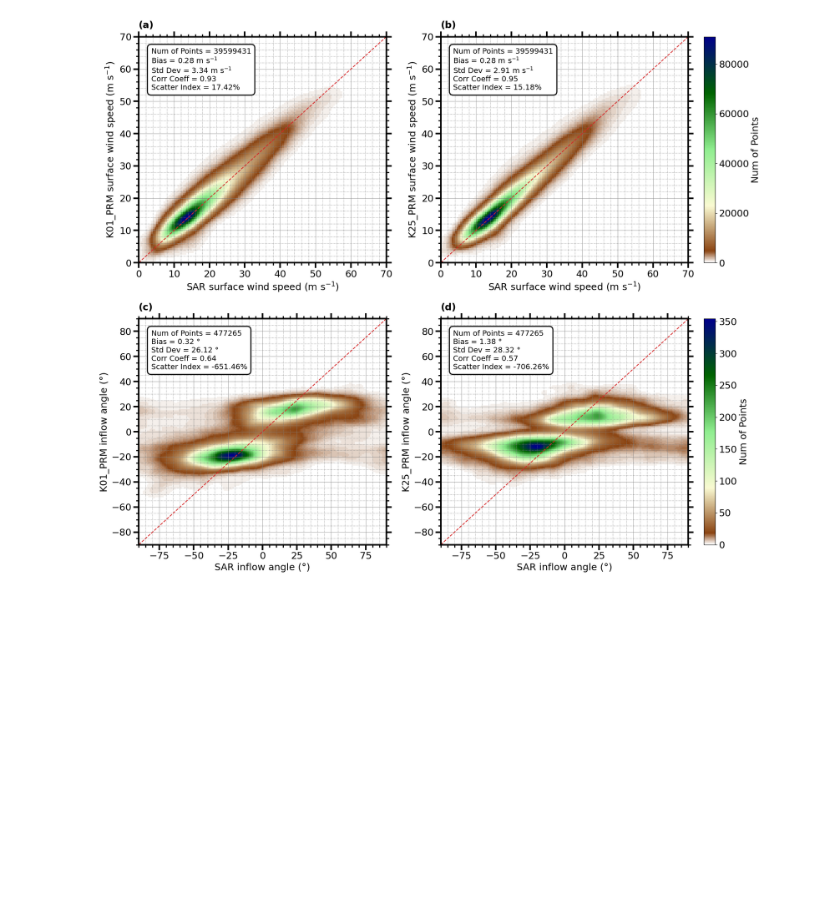
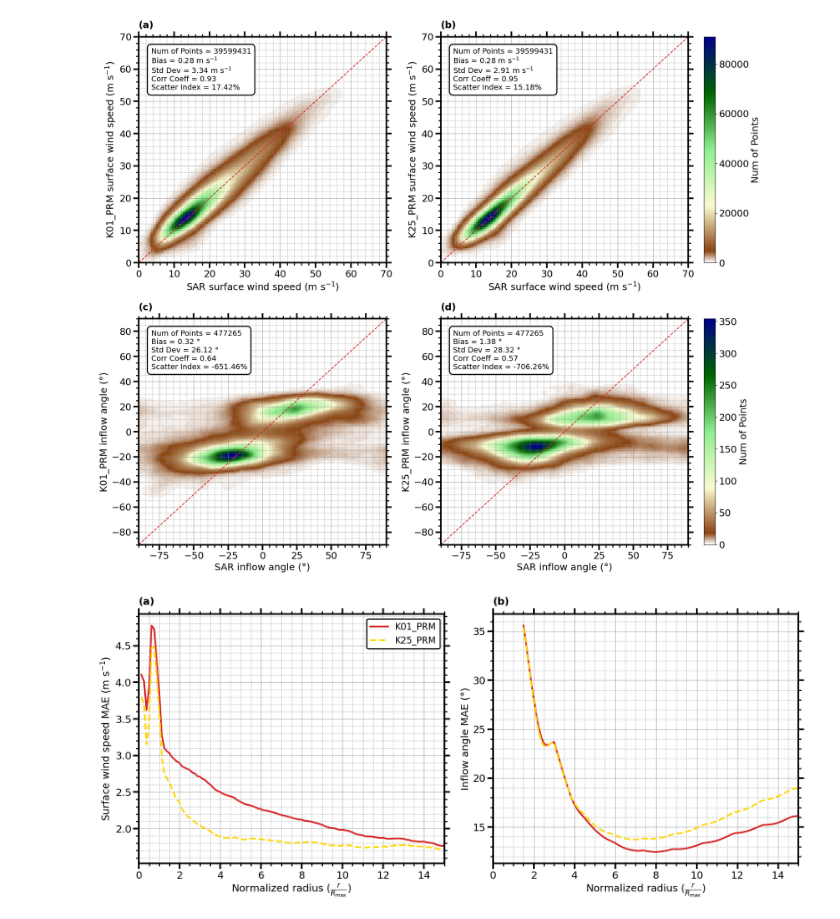
Before and after one commit to Arthur117/TCsLifeMonitFromObs, a Jupyter notebook: winddirection/PRJCT_TCBL/03_DIAGNOSE_PLOTS.ipynb, the cells around one changed output. Saved outputs shown, nothing was run; the diff lists cells and outputs as text; code cells hidden in the pictures; blank space fills up the shorter version.

```diff
--- a/winddirection/PRJCT_TCBL/03_DIAGNOSE_PLOTS.ipynb
+++ b/winddirection/PRJCT_TCBL/03_DIAGNOSE_PLOTS.ipynb
@@ -840,3 +902,7 @@ ias_k25p = np.array(dsk25p.sel(z=10).interp(theta=dsc_sct.theta, rad=dsc_sct.rad
+# %%
+### Concatenate the r_star quantities
+arr_ia_diffs_k01p_ = np.concatenate(ias_diffs_k01p_)
+arr_ia_diffs_k25p_ = np.concatenate(ias_diffs_k25p_)
 # %%
 # abs(dsk01p.sel(z=10).interp(theta=dsc_sct.theta, rad=dsc_sct.rad, method='nearest').inflow_angle - dsc_sct.inflow_angle).mean(dim=['theta', 'idx']).plot(c='r')
 # abs(dsk25p.sel(z=10).interp(theta=dsc_sct.theta, rad=dsc_sct.rad, method='nearest').inflow_angle - dsc_sct.inflow_angle).mean(dim=['theta', 'idx']).plot(c='b')
@@ -1186,3 +1252,99 @@ plt.tight_layout()
 # plt.savefig(PTHS['sav_dir'] + 'KXX_PRM_2D_diagnostics.png', bbox_inches='tight')
 # %% [output]
 [figure]
+# %%
+### Choose colors
+# c_sar = '#1E5631'  # Dark Green
+c_sar = 'darkgreen'
+c_k01 = '#D62728'  # Brick Red
+# c_k25 = '#1F77B4'  # Muted Blue
+c_k25 = 'gold'
+# c_sct = '#FF7F0E'  # Safety Orange
+c_sct = 'sienna'
+c_hol = '#9467BD'  # Deep Purple
+# c_tbl = '#17BECF'   # Dark Cyan
+# c_tbl = 'gold'
+c_tbl = '#1F77B4'  # Muted Blue
+# %%
+# Create figure with subplots
+fig = plt.figure(figsize=(18, 8))
+gs  = GridSpec(1, 2)
+ax1 = fig.add_subplot(gs[0, 0])
+ax2 = fig.add_subplot(gs[0, 1])
+
+#####################
+###   MAE SPEEDS  ###
+#####################
+ax1.text(0.0, 1.03, '(a)', transform=ax1.transAxes, fontsize=18, fontweight='bold', verticalalignment='bottom', horizontalalignment='left')
+
+# MAE
+ax1.plot(r_star, np.nanmean(abs(arr_spd_diffs_k01p_), axis=0), linewidth=3, c=c_k01, label='K01_PRM')
+ax1.plot(r_star, np.nanmean(abs(arr_spd_diffs_k25p_), axis=0), linewidth=3, c=c_k25, label='K25_PRM', linestyle='dashed')
+
+# Labels
+ax1.set_xlabel(r'Normalized radius ($\frac{r}{R_{\text{max}}}$)')
+ax1.set_ylabel('Surface wind speed MAE (m s$^{-1}$)')
+ax1.set_xlim(0, 15)
+ax1.grid(True, linestyle='--', alpha=0.7)
+
+# Ticks
+ax1.minorticks_on()
+ax1.grid(which='major', linestyle='-', color='gray')
+ax1.grid(which='minor', linestyle=':', color='gray')
+for spine in ax1.spines.values():
+    spine.set_linewidth(3)
+    spine.set_edgecolor('black')
+ax1.spines['right'].set_visible(True)
+ax1.spines['top'].set_visible(True)
+ax1.tick_params(which='major', width=3, length=10, top=True, right=True)
+ax1.tick_params(which='minor', width=2, length=5, top=True, right=True)
+
+# Legend
+leg = ax1.legend(
+    loc='upper right',
+    frameon=True,          # Turn the frame back ON
+    fancybox=True,         # True = Rounded corners, False = Square corners
+    framealpha=1.0,        # 1.0 = Opaque background (hides gridlines behind legend)
+    edgecolor='black',     # Border color
+    fontsize=16            # Ensure text is readable
+)
+leg.get_frame().set_linewidth(2.0)
+
+
+
+#####################
+###  MAE INF ANG  ###
+#####################
+ax2.text(0.0, 1.03, '(b)', transform=ax2.transAxes, fontsize=18, fontweight='bold', verticalalignment='bottom', horizontalalignment='left')
+
+# MAE
+ax2.plot(r_star, np.nanmean(abs(arr_ia_diffs_k01p_), axis=0), linewidth=3, c=c_k01, label='K01_PRM')
+ax2.plot(r_star, np.nanmean(abs(arr_ia_diffs_k25p_), axis=0), linewidth=3, c=c_k25, label='K25_PRM', linestyle='dashed')
+
+# Labels
+ax2.set_xlabel(r'Normalized radius ($\frac{r}{R_{\text{max}}}$)')
+ax2.set_ylabel('Inflow angle MAE (°)')
+ax2.set_xlim(0, 15)
+ax2.grid(True, linestyle='--', alpha=0.7)
+
+# Ticks
+ax2.minorticks_on()
+ax2.grid(which='major', linestyle='-', color='gray')
+ax2.grid(which='minor', linestyle=':', color='gray')
+for spine in ax2.spines.values():
+    spine.set_linewidth(3)
+    spine.set_edgecolor('black')
+ax2.spines['right'].set_visible(True)
+ax2.spines['top'].set_visible(True)
+ax2.tick_params(which='major', width=3, length=10, top=True, right=True)
+ax2.tick_params(which='minor', width=2, length=5, top=True, right=True)
+
+
+
+# Final adjustments
+plt.tight_layout()
+
+# # Save
+# plt.savefig(PTHS['sav_dir'] + 'KXX_PRM_1D_diagnostics.png', bbox_inches='tight')
+# %% [output]
+[figure, added]
```
Also changed, not shown: parts of 7 cells of this notebook.
